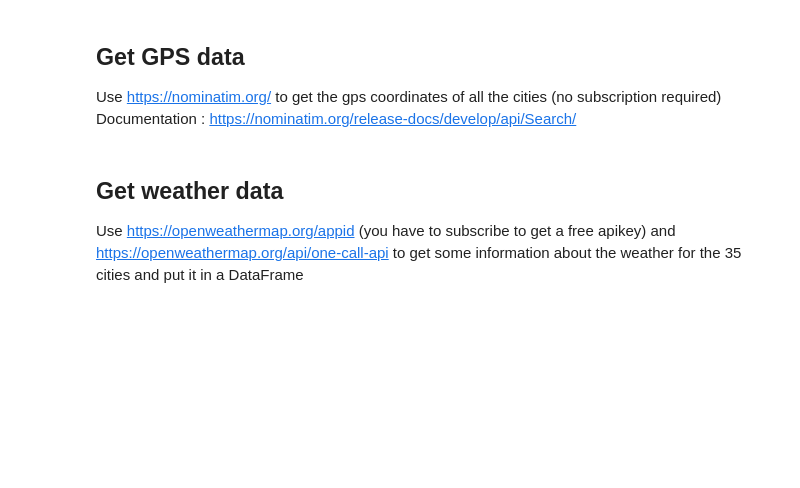
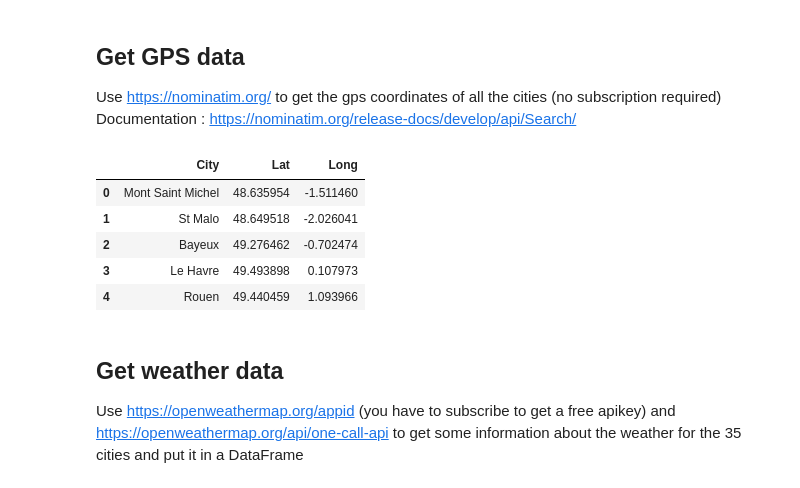
Before and after one commit to Mathiascalifornia/Jedha_certification, a Jupyter notebook: Project_2_kayak/scraping_and_api.ipynb, the cells around one changed output. Drawn from its saved outputs; the diff is of its cells as text; code cells hidden in the pictures; blank space fills up the shorter version.

```diff
--- a/Project_2_kayak/scraping_and_api.ipynb
+++ b/Project_2_kayak/scraping_and_api.ipynb
@@ -47,6 +65,35 @@ api_weather = 'https://openweathermap.org/api/one-call-api'
 # %% [markdown]
 ## Get GPS data
 Use https://nominatim.org/ to get the gps coordinates of all the cities (no subscription required) Documentation : https://nominatim.org/release-docs/develop/api/Search/
+# %%
+def get_coordinates(address):
+    url = 'https://nominatim.openstreetmap.org/search'
+    params = {'q': address, 'format': 'jsonv2'}
+    response = requests.get(url, params=params).json()
+    if len(response) > 0:
+        lat = response[0]['lat']
+        lon = response[0]['lon']
+        return (float(lat), float(lon))
+    else:
+        return None
+
+
+lat , long = [] , []
+for city in tqdm(liste_city):
+
+    tuple_latlong = get_coordinates(address=city)
+    lat.append(tuple_latlong[0])
+    long.append(tuple_latlong[1])
+# %%
+df = pd.DataFrame({'City' : liste_city , 'Lat' : lat , 'Long' : long})
+df.head()
+# %% [output]
+|  | City | Lat | Long |
+| 0 | Mont Saint Michel | 48.635954 | -1.511460 |
+| 1 | St Malo | 48.649518 | -2.026041 |
+| 2 | Bayeux | 49.276462 | -0.702474 |
+| 3 | Le Havre | 49.493898 | 0.107973 |
+| 4 | Rouen | 49.440459 | 1.093966 |
 # %% [markdown]
 ## Get weather data
 Use https://openweathermap.org/appid (you have to subscribe to get a free apikey) and https://openweathermap.org/api/one-call-api to get some information about the weather for the 35 cities and put it in a DataFrame
```
Also changed, not shown: parts of 9 cells of this notebook, 4 other files.
